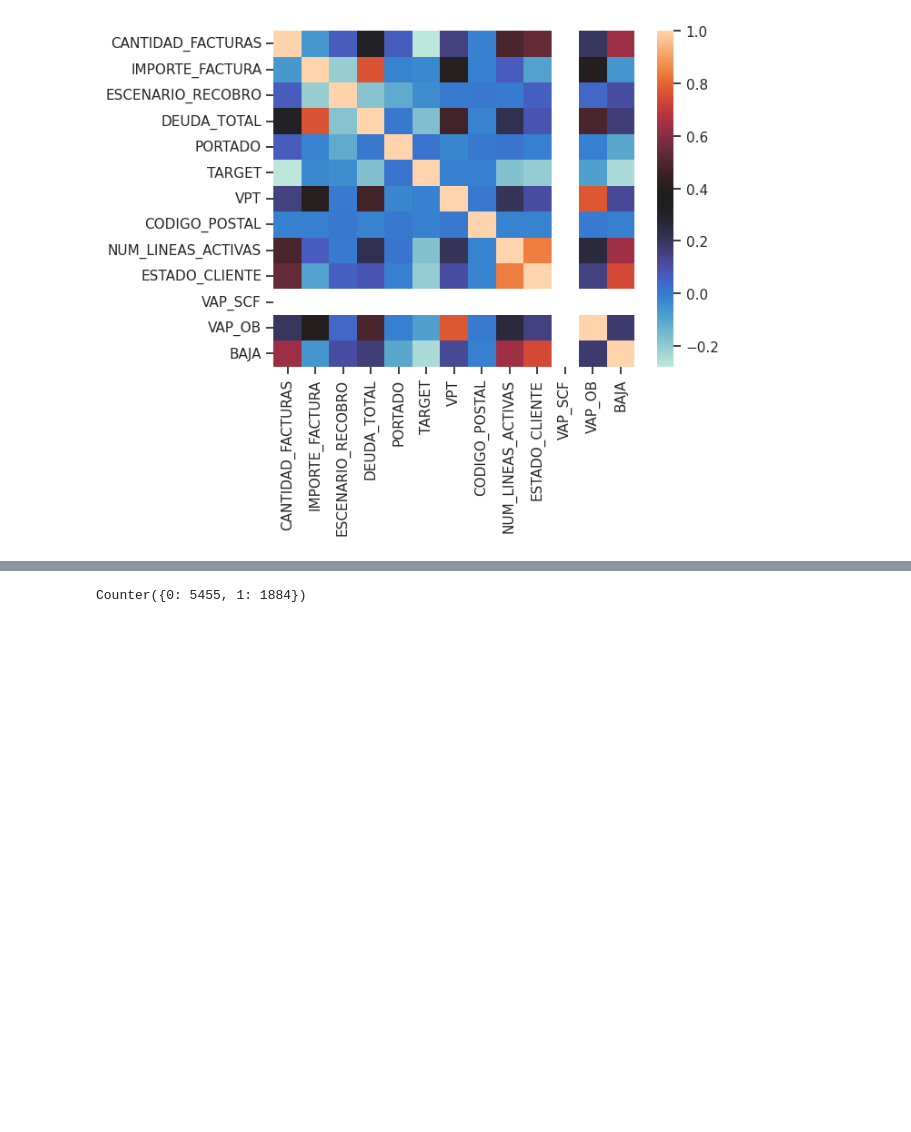
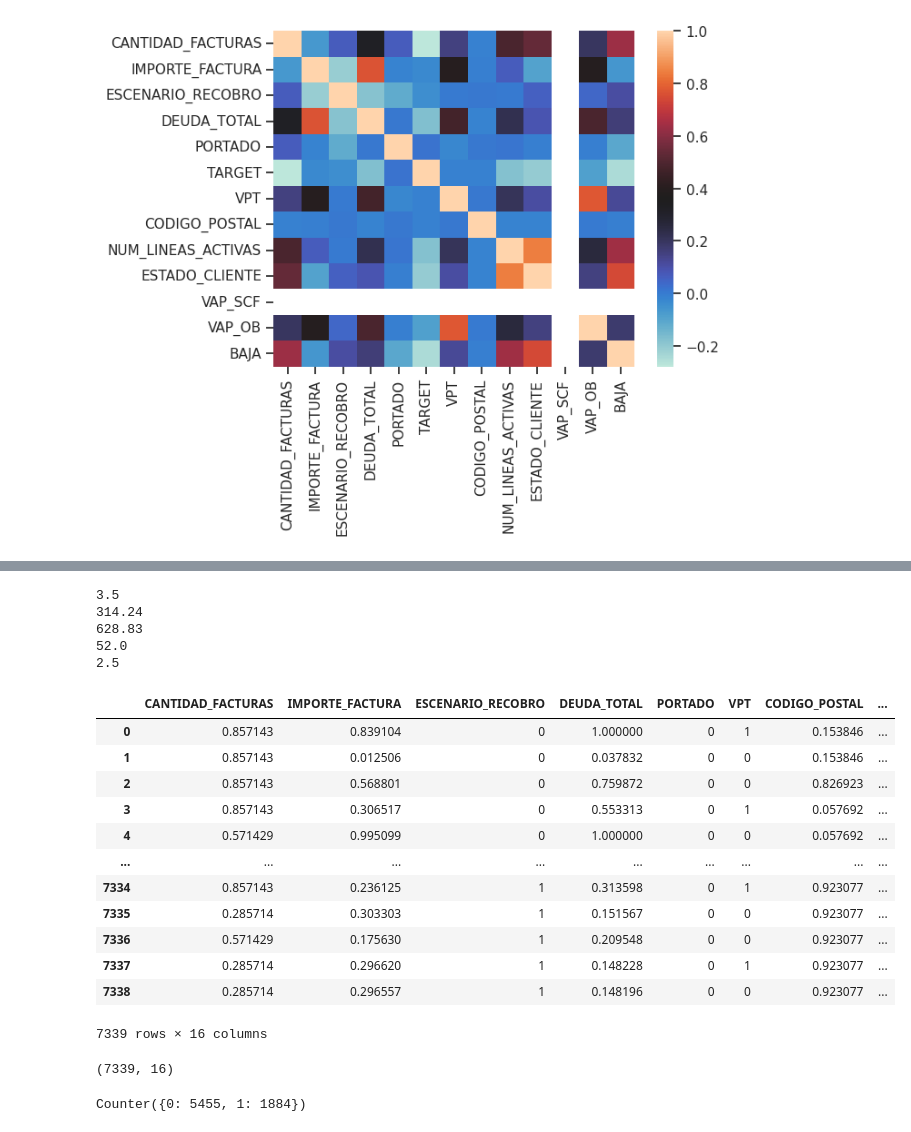
Before and after one commit to socampo737/tdsp_Victor_Santiago_M6, a Jupyter notebook: scripts/training/BaseModel.ipynb, the cells around one changed output, grey strips where cells are left out. Saved outputs shown, nothing was run; the diff lists cells and outputs as text; code cells hidden in the pictures; blank space fills up the shorter version.

```diff
--- a/scripts/training/BaseModel.ipynb
+++ b/scripts/training/BaseModel.ipynb
@@ -637,3 +637,46 @@ df4_X.sample(5)
+# %%
+# MAXIMOS DE LAS VARIABLES
+print(df3_X["CANTIDAD_FACTURAS"].max())
+print(df3_X["IMPORTE_FACTURA"].max())
+print(df3_X["DEUDA_TOTAL"].max())
+print(df3_X["CODIGO_POSTAL"].max())
+print(df3_X["NUM_LINEAS_ACTIVAS"].max())
+# %% [output]
+3.5
+314.24
+628.83
+52.0
+2.5
+# %%
+def escalado(x, maximo):
+  return x / maximo
+# %%
+# ESCALADO DE VARIABLES
+df3_X["CANTIDAD_FACTURAS"] = [escalado(x, 3.5) for x in df3_X["CANTIDAD_FACTURAS"]]
+df3_X["IMPORTE_FACTURA"] = [escalado(x, 314.24) for x in df3_X["IMPORTE_FACTURA"]]
+df3_X["DEUDA_TOTAL"] = [escalado(x, 628.83) for x in df3_X["DEUDA_TOTAL"]]
+df3_X["CODIGO_POSTAL"] = [escalado(x, 52) for x in df3_X["CODIGO_POSTAL"]]
+df3_X["NUM_LINEAS_ACTIVAS"] = [escalado(x, 2.5) for x in df3_X["NUM_LINEAS_ACTIVAS"]]
+# %%
+df3_X
+# %% [output]
+|  | CANTIDAD_FACTURAS | IMPORTE_FACTURA | ESCENARIO_RECOBRO | DEUDA_TOTAL | PORTADO | VPT | CODIGO_POSTAL | ... |
+| 0 | 0.857143 | 0.839104 | 0 | 1.000000 | 0 | 1 | 0.153846 | ... |
+| 1 | 0.857143 | 0.012506 | 0 | 0.037832 | 0 | 0 | 0.153846 | ... |
+| 2 | 0.857143 | 0.568801 | 0 | 0.759872 | 0 | 0 | 0.826923 | ... |
+| 3 | 0.857143 | 0.306517 | 0 | 0.553313 | 0 | 1 | 0.057692 | ... |
+| 4 | 0.571429 | 0.995099 | 0 | 1.000000 | 0 | 0 | 0.057692 | ... |
+| ... | ... | ... | ... | ... | ... | ... | ... | ... |
+| 7334 | 0.857143 | 0.236125 | 1 | 0.313598 | 0 | 1 | 0.923077 | ... |
+| 7335 | 0.285714 | 0.303303 | 1 | 0.151567 | 0 | 0 | 0.923077 | ... |
+| 7336 | 0.571429 | 0.175630 | 1 | 0.209548 | 0 | 0 | 0.923077 | ... |
+| 7337 | 0.285714 | 0.296620 | 1 | 0.148228 | 0 | 1 | 0.923077 | ... |
+| 7338 | 0.285714 | 0.296557 | 1 | 0.148196 | 0 | 0 | 0.923077 | ... |
+7339 rows × 16 columns
+# %%
+df3_X.shape
+# %% [output]
+(7339, 16)
 # %%
 # OBSERVACIONES POR CATEFORIA EN LA VARIABLE TARGET
 sns.countplot(x='TARGET', data=pd.DataFrame(df3_y))
```
Also changed, not shown: parts of 6 cells of this notebook, 5 other files.
